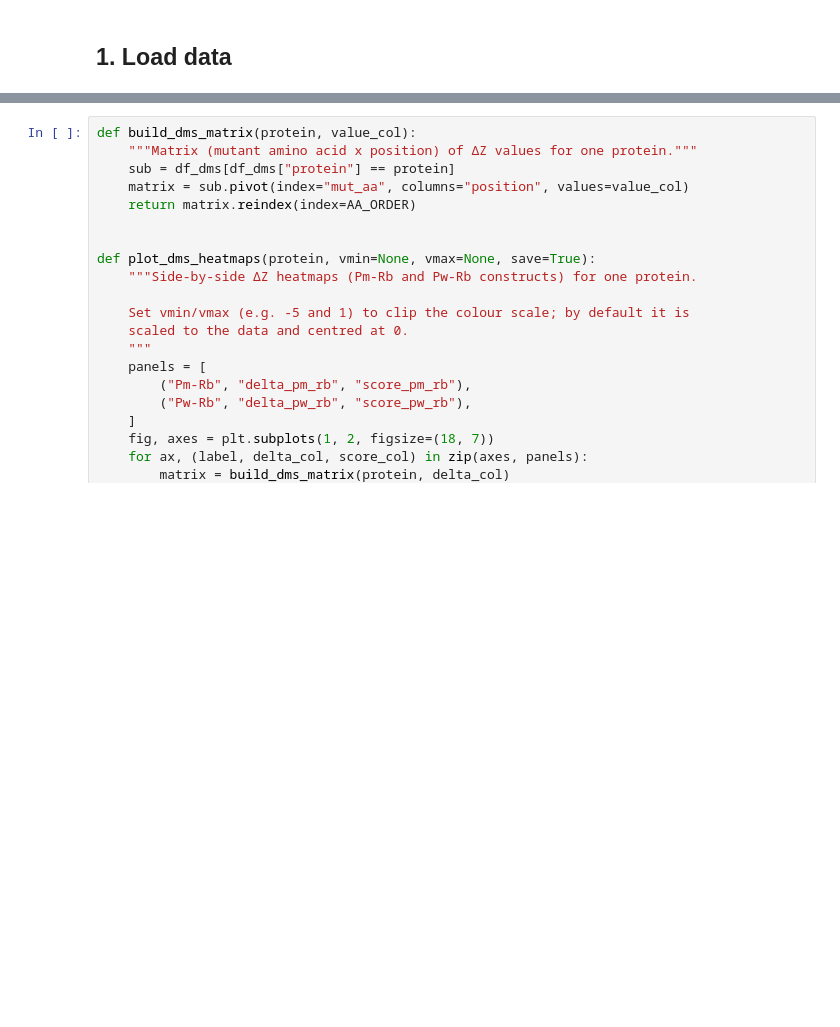
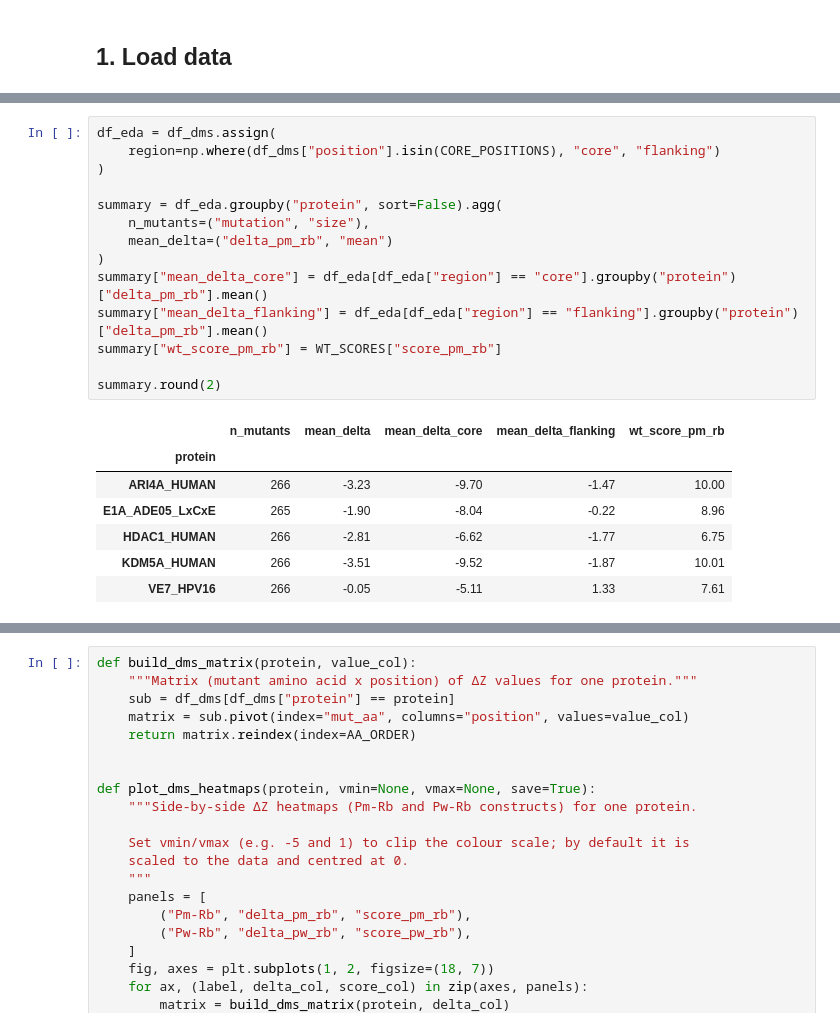
Before and after one commit to EriGorosito/SLiMs_project, a Jupyter notebook: notebooks/02_dms_mutation_heatmaps.ipynb, the cells around one changed output, grey strips where cells are left out. Saved outputs shown, nothing was run; the diff lists cells and outputs as text; blank space fills up the shorter version.

```diff
--- a/notebooks/02_dms_mutation_heatmaps.ipynb
+++ b/notebooks/02_dms_mutation_heatmaps.ipynb
@@ -63,0 +79,22 @@ print(df_dms.groupby("protein", sort=False).size())
+# %%
+df_eda = df_dms.assign(
+    region=np.where(df_dms["position"].isin(CORE_POSITIONS), "core", "flanking")
+)
+
+summary = df_eda.groupby("protein", sort=False).agg(
+    n_mutants=("mutation", "size"),
+    mean_delta=("delta_pm_rb", "mean")
+)
+summary["mean_delta_core"] = df_eda[df_eda["region"] == "core"].groupby("protein")["delta_pm_rb"].mean()
+summary["mean_delta_flanking"] = df_eda[df_eda["region"] == "flanking"].groupby("protein")["delta_pm_rb"].mean()
+summary["wt_score_pm_rb"] = WT_SCORES["score_pm_rb"]
+
+summary.round(2)
+# %% [output]
+|  | n_mutants | mean_delta | mean_delta_core | mean_delta_flanking | wt_score_pm_rb |
+| protein |  |  |  |  |  |
+| ARI4A_HUMAN | 266 | -3.23 | -9.70 | -1.47 | 10.00 |
+| E1A_ADE05_LxCxE | 265 | -1.90 | -8.04 | -0.22 | 8.96 |
+| HDAC1_HUMAN | 266 | -2.81 | -6.62 | -1.77 | 6.75 |
+| KDM5A_HUMAN | 266 | -3.51 | -9.52 | -1.87 | 10.01 |
+| VE7_HPV16 | 266 | -0.05 | -5.11 | 1.33 | 7.61 |
```
Also changed, not shown: parts of 9 cells of this notebook.
